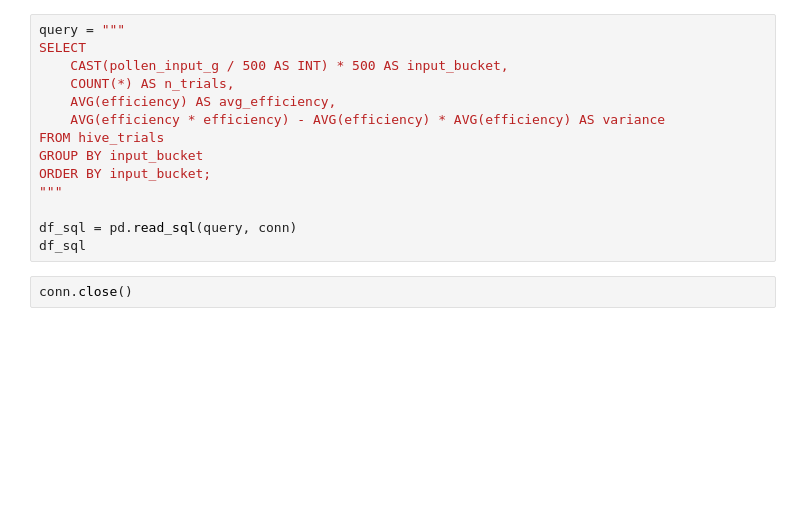
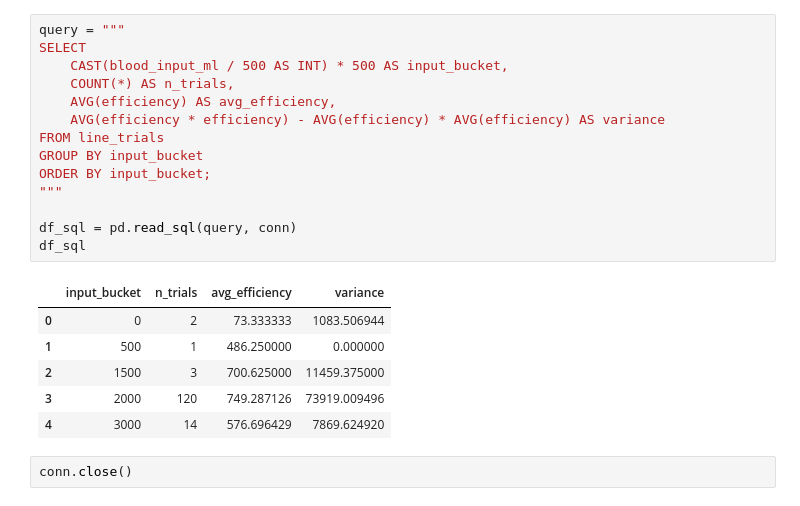
Before and after one commit to dmontelucas/wmp-bf-efficiency, a Jupyter notebook: notebooks/04_sqlite_analysis.ipynb, the cells around one changed output. Drawn from its saved outputs; the diff is of its cells as text; blank space fills up the shorter version.

```diff
--- a/notebooks/04_sqlite_analysis.ipynb
+++ b/notebooks/04_sqlite_analysis.ipynb
@@ -34,16 +51,23 @@ pd.read_sql(query, conn)
 # %%
 query = """
 SELECT
-    CAST(pollen_input_g / 500 AS INT) * 500 AS input_bucket,
+    CAST(blood_input_ml / 500 AS INT) * 500 AS input_bucket,
     COUNT(*) AS n_trials,
     AVG(efficiency) AS avg_efficiency,
     AVG(efficiency * efficiency) - AVG(efficiency) * AVG(efficiency) AS variance
-FROM hive_trials
+FROM line_trials
 GROUP BY input_bucket
 ORDER BY input_bucket;
 """
 
 df_sql = pd.read_sql(query, conn)
 df_sql
+# %% [output]
+|  | input_bucket | n_trials | avg_efficiency | variance |
+| 0 | 0 | 2 | 73.333333 | 1083.506944 |
+| 1 | 500 | 1 | 486.250000 | 0.000000 |
+| 2 | 1500 | 3 | 700.625000 | 11459.375000 |
+| 3 | 2000 | 120 | 749.287126 | 73919.009496 |
+| 4 | 3000 | 14 | 576.696429 | 7869.624920 |
 # %%
 conn.close()
```
Also changed, not shown: parts of 3 cells of this notebook, 6 other files.
